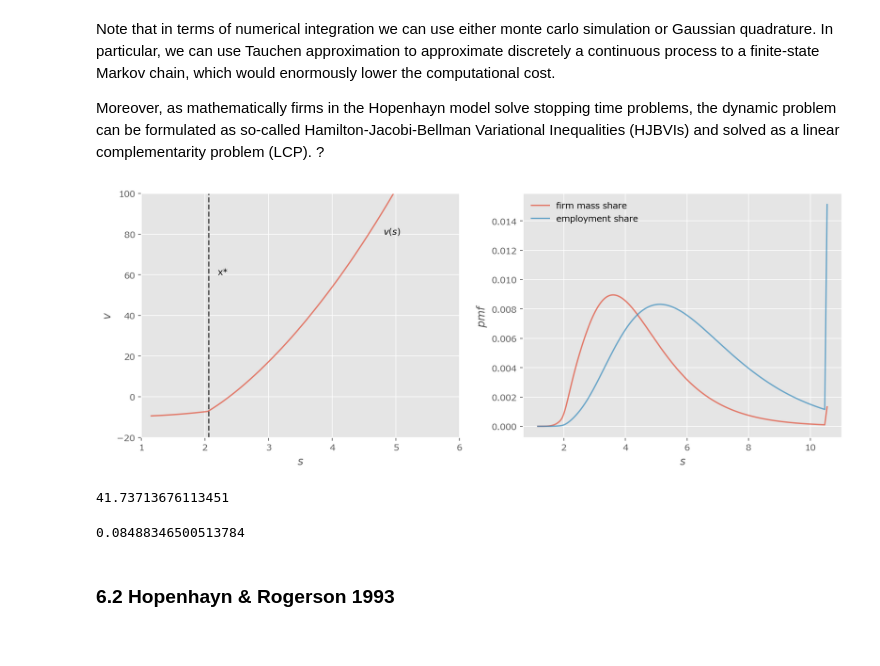
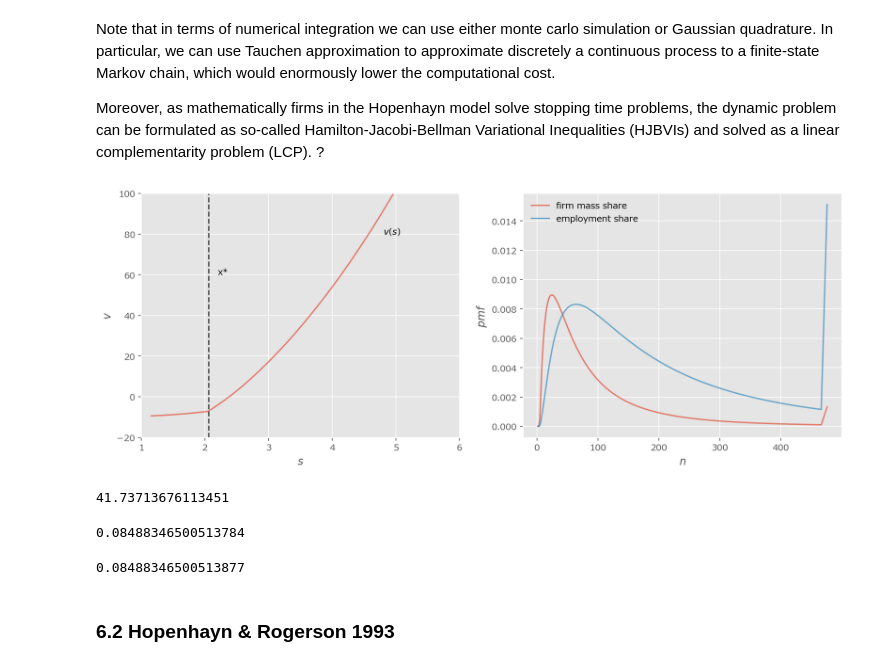
Before and after one commit to Alalalalaki/Econ-Paper-Notes, a Jupyter notebook: Macro/Hopenhayn.ipynb, the cells around one changed output. Drawn from its saved outputs; the diff is of its cells as text; code cells hidden in the pictures.

```diff
--- a/Macro/Hopenhayn.ipynb
+++ b/Macro/Hopenhayn.ipynb
@@ -272,8 +272,8 @@ from scipy.stats import norm, lognorm, uniform, gaussian_kde
 # from quantecon import LAEz
 # %%
 a = 0.2
-ρ = 0.9 # 0.84
-σ = 0.2
+ρ = 0.93 # 0.84
+σ = 0.26
 ν = lognorm(0.6,1.8) # uniform(1,3)
 φ = norm(0,σ)
 x = 3 # exit reservation level
@@ -367,6 +367,6 @@ ax[2,0].set_xlabel('$t$ (age)')
 
 
 plt.tight_layout()
-plt.suptitle(f'The demographic evolution of a certain entrant cohort given $p={p}$, $x={x}$, and $ν$',
-             y=1.03, fontsize=20);
+plt.suptitle(f'The demographic evolution of a certain entrant cohort\n  given $a ={a}$, $ρ={ρ}$, $σ={σ}$, $p={p}$, $x={x}$, and $ν$',
+             y=1.05, fontsize=20);
 # %% [output]
@@ -518,6 +518,7 @@ class Result():
         self.total_firm_mass = sum(self.mu)
         self.average_firm_size = self.total_employment / self.total_firm_mass
         self.entry_rate = self.M / self.total_firm_mass
+        self.exit_rate = self.X@self.mu / self.total_firm_mass
 # %%
 @dataclass
 class Hopenhayn(Primitives):
@@ -644,7 +645,13 @@ class Hopenhayn(Primitives):
         error = Q_s - Q_d
         return error
 
-    def solve_M(self, X, p, f_vals, Q_d):
+    def labor_market_clearing(self, M, mu_M1, n_vals, L_s):
+        mu = M * mu_M1
+        L_d = mu @ n_vals
+        error = L_s - L_d
+        return error
+
+    def solve_M(self, X, f_vals, Q_d):
         mu_M1 = self.solve_mu(1, X)
 
         res = sp.optimize.root(
@@ -669,7 +676,7 @@ class Hopenhayn(Primitives):
         f_vals = self.employment_func(s_vals, p)
         Q_d = self.D / p
 
-        M, mu = self.solve_M(X, p, f_vals, Q_d)
+        M, mu = self.solve_M(X, f_vals, Q_d)
 
         return Result(
             p=p,
@@ -702,25 +709,27 @@ res = test.solve_model()
 # %%
 fig, ax = plt.subplots(1,2,figsize=(14,5))
 ax[0].plot(res.s_vals, res.v, alpha=0.7)
 ax[0].axvline(res.x, color='k', linestyle='--', alpha=0.7)
 ax[0].set_xlim(1, 6)
 ax[0].set_ylim(-20, 100)
 ax[0].set_xlabel('$s$')
 ax[0].set_ylabel('$v$')
 ax[0].text(4.8, 80, '$v(s)$')
 ax[0].text(2.2, 60, 'x*')
-ax[1].plot(res.s_vals, res.mu/res.total_firm_mass, alpha=0.7, label='firm mass share');
-ax[1].plot(res.s_vals, res.mu*res.n_vals/res.total_employment, alpha=0.7, label='employment share')
-ax[1].set_xlabel('$s$')
+ax[1].plot(res.n_vals, res.mu/res.total_firm_mass, alpha=0.7, label='firm mass share');
+ax[1].plot(res.n_vals, res.mu*res.n_vals/res.total_employment, alpha=0.7, label='employment share')
+ax[1].set_xlabel('$n$')
 ax[1].set_ylabel('$pmf$')
 ax[1].legend();
 # %% [output]
-[figure, old version]
+[figure, new version]
 # %%
 res.average_firm_size
 res.entry_rate
+res.exit_rate
 # %% [output]
 41.73713676113451
 0.08488346500513784
+0.08488346500513877
 # %% [markdown]
 ### 6.2 Hopenhayn & Rogerson 1993
```
Also changed, not shown: parts of 6 cells of this notebook, 1 other file.
